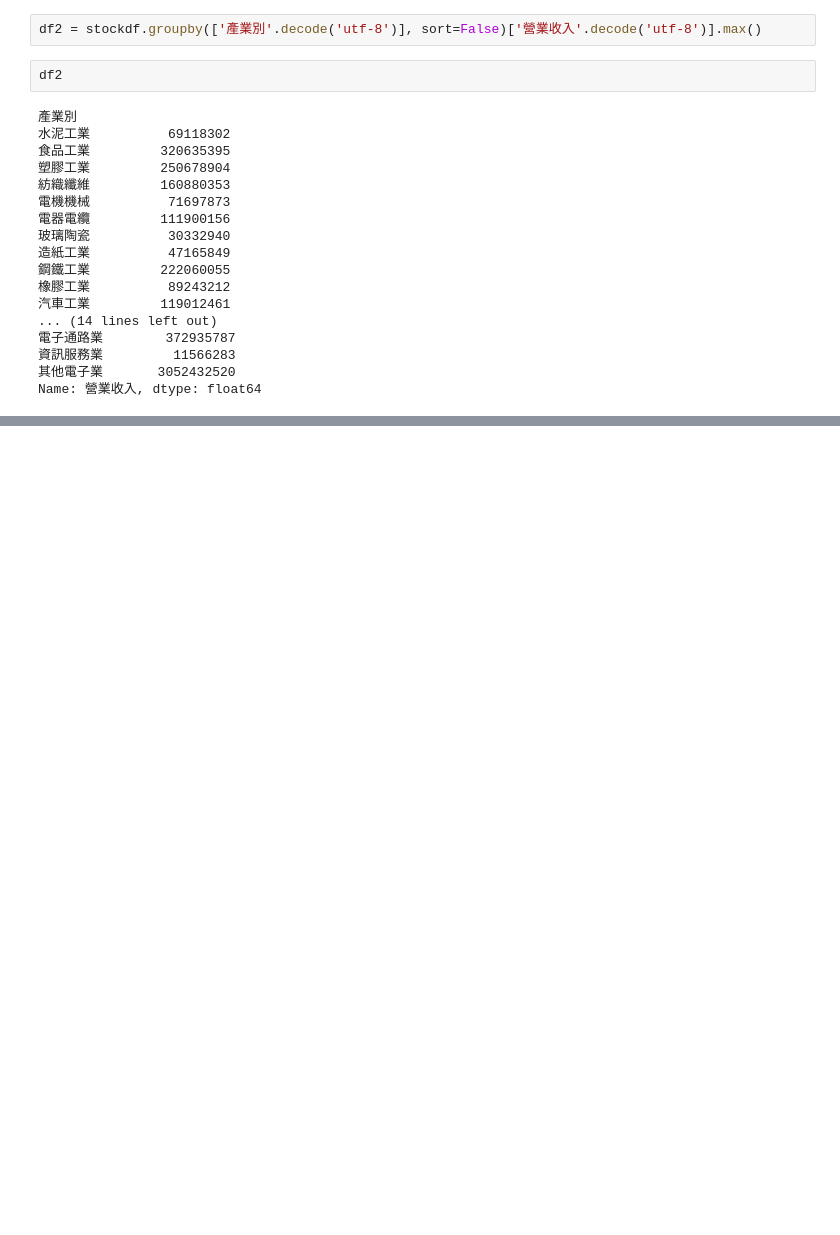
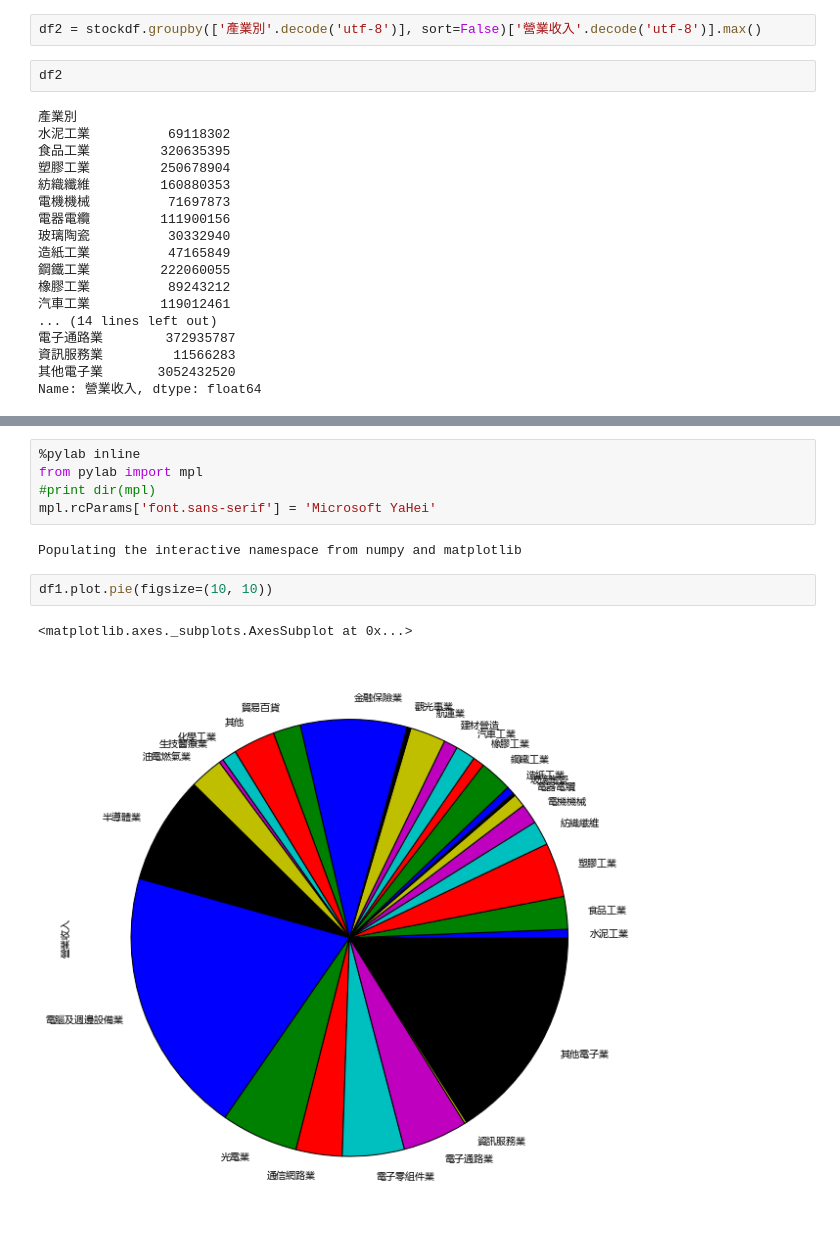
Before and after one commit to ywchiu/pyfinance, a Jupyter notebook: 20160329Demo.ipynb, the cells around one changed output, grey strips where cells are left out. Drawn from its saved outputs; the diff is of its cells as text; blank space fills up the shorter version.

```diff
--- a/20160329Demo.ipynb
+++ b/20160329Demo.ipynb
@@ -283,0 +293,12 @@ stockdf[idx].head()
+# %%
+%pylab inline
+from pylab import mpl
+#print dir(mpl)
+mpl.rcParams['font.sans-serif'] = 'Microsoft YaHei'
+# %% [output]
+Populating the interactive namespace from numpy and matplotlib
+# %%
+df1.plot.pie(figsize=(10, 10))
+# %% [output]
+<matplotlib.axes._subplots.AxesSubplot at 0x...>
+[figure, added]
```
Also changed, not shown: parts of 9 cells of this notebook.
